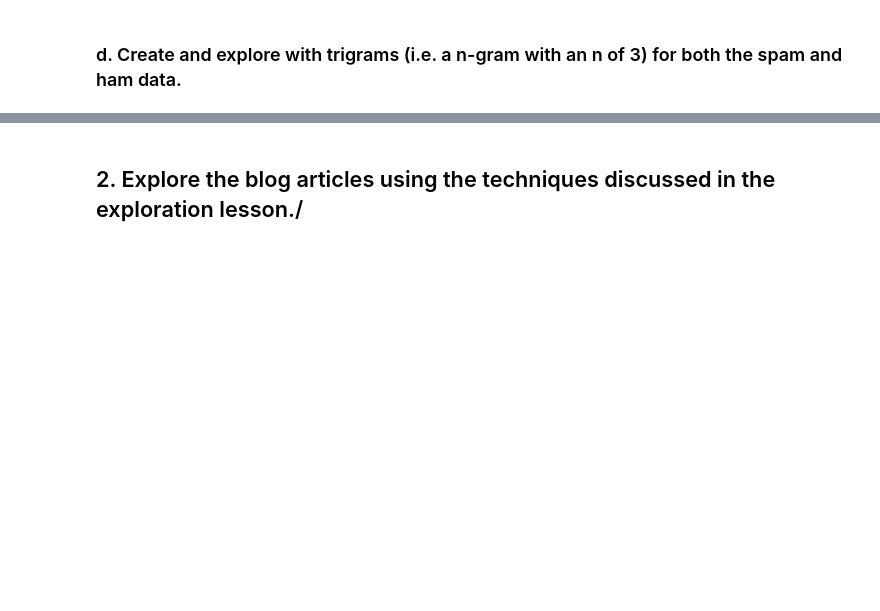
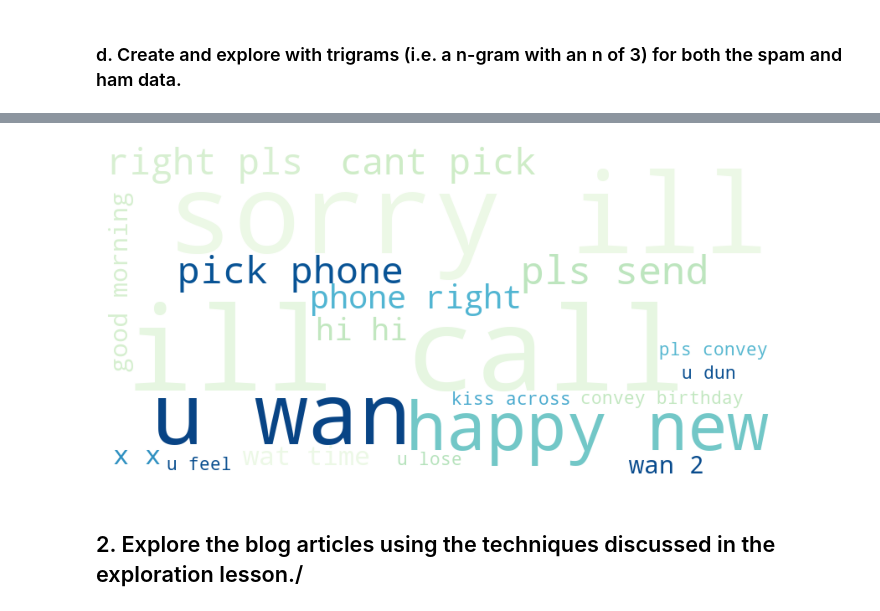
Before and after one commit to m3redithw/natural-language-processing-exercises, a Jupyter notebook: explore.ipynb, the cells around one changed output, grey strips where cells are left out. Cells and saved outputs as stored; diff of their text form; code cells hidden in the pictures; blank space fills up the shorter version.

```diff
--- a/explore.ipynb
+++ b/explore.ipynb
@@ -138,3 +189,22 @@ word_counts.assign(p_spam=word_counts.spam / word_counts['all'],p_ham=word_count
+# %%
+# store top 20 trigrams into series
+top_20_ham_trigrams = pd.Series(
+    (
+        nltk.ngrams(
+            ham_text.split(), 3
+        )
+    )).value_counts().head(20)
+# %%
+data = {k[0] + ' ' + k[1]: v for k, v in top_20_ham_trigrams.to_dict().items()}
+# %%
+# visualize top trigrams
+img = WordCloud(background_color='white', width=800, height=400, colormap = 'GnBu_r').generate_from_frequencies(data)
+plt.figure(figsize=(12, 8))
+plt.imshow(img)
+plt.axis('off')
+plt.show()
+# %% [output]
+[figure, added]
 # %% [markdown]
 ## 2. Explore the blog articles using the techniques discussed in the exploration lesson./
 # %% [markdown]
```
Also changed, not shown: parts of 12 cells of this notebook.
